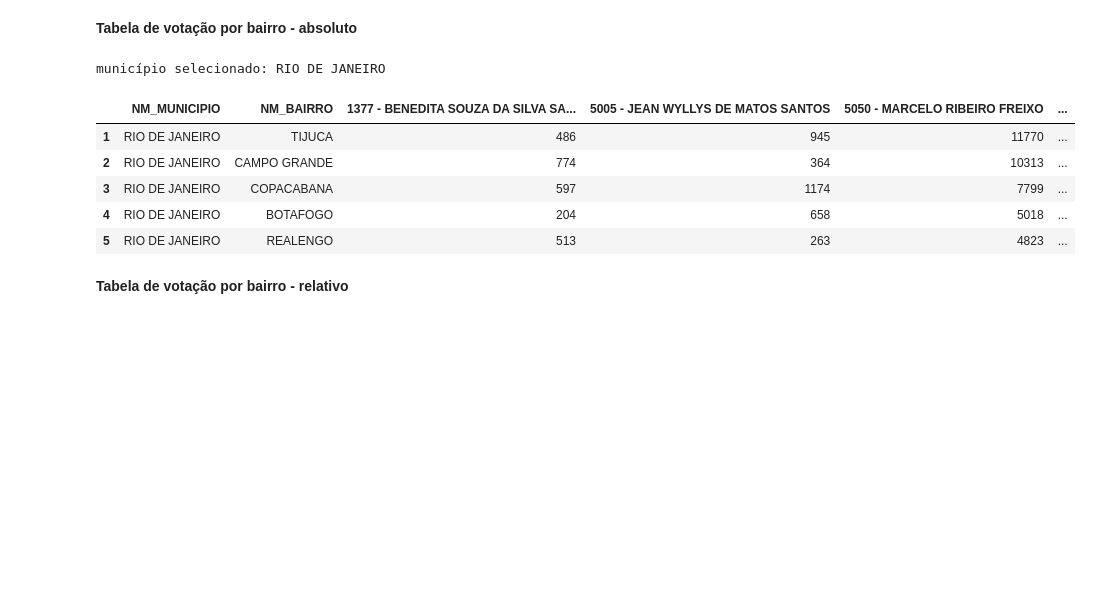
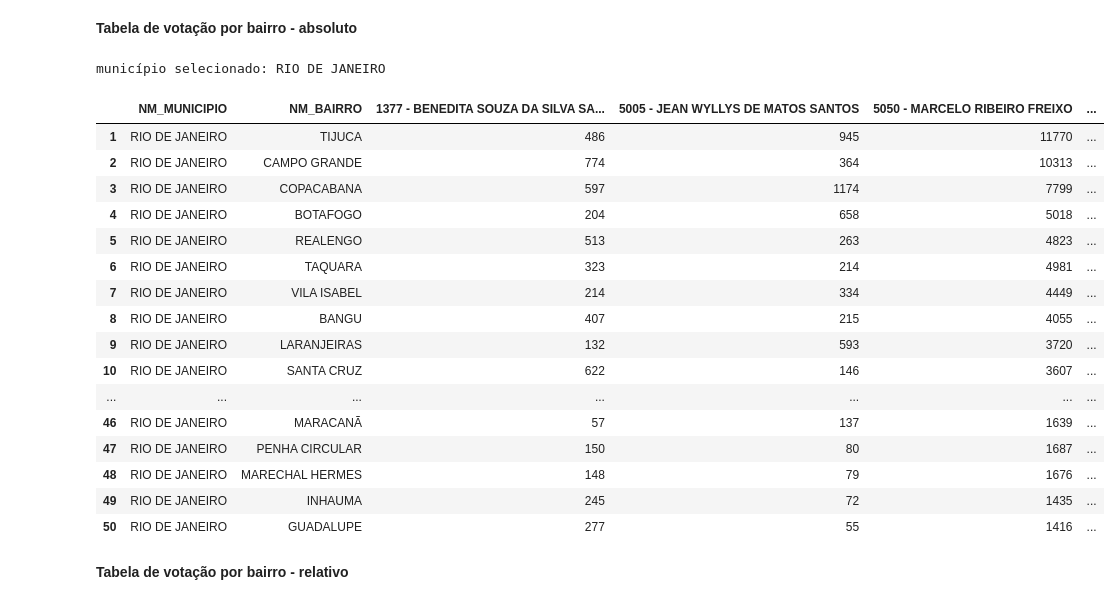
Before and after one commit to victor-marchesini/covid, a Jupyter notebook: _notebooks/2021-12-06-eleicoes-rj-deputados-esquerda-bairros.ipynb, the cells around one changed output. Cells and saved outputs as stored; diff of their text form; code cells hidden in the pictures; blank space fills up the shorter version.

```diff
--- a/_notebooks/2021-12-06-eleicoes-rj-deputados-esquerda-bairros.ipynb
+++ b/_notebooks/2021-12-06-eleicoes-rj-deputados-esquerda-bairros.ipynb
@@ -169,30 +169,41 @@ cargos= ["DEPUTADO FEDERAL","DEPUTADO ESTADUAL"]
 # %%
 #hide_input
 #collapse_output
 
 ano = 2018
 cargo = 'DEPUTADO FEDERAL'
 dict_candidatxs = get_dict_candidatxs(uf,ano,cargo,partidos=partidos_esquerda)
 lista_cand = list(dict_candidatxs.keys())
 
 municipio= 'RIO DE JANEIRO'
 print(f'município selecionado: {municipio}')
 group_level = 'NM_BAIRRO' #  NM_BAIRRO NM_LOCAL_VOTACAO
 selected_col='NR_VOTAVEL'
 nr_partidos=[13,50,65]
 relative = False
 only_elected=True
-nrows=5
+nrows=50
 
 plot_candidates_bars(epp,ano,uf,n_turno,cargo,municipio,partidos_esquerda,only_elected,group_level,selected_col,relative, nr_partidos,nrows)
 # %% [output]
 município selecionado: RIO DE JANEIRO
 |  | NM_MUNICIPIO | NM_BAIRRO | 1377 - BENEDITA SOUZA DA SILVA SA... | 5005 - JEAN WYLLYS DE MATOS SANTOS | 5050 - MARCELO RIBEIRO FREIXO | ... |
 | 1 | RIO DE JANEIRO | TIJUCA | 486 | 945 | 11770 | ... |
 | 2 | RIO DE JANEIRO | CAMPO GRANDE | 774 | 364 | 10313 | ... |
 | 3 | RIO DE JANEIRO | COPACABANA | 597 | 1174 | 7799 | ... |
 | 4 | RIO DE JANEIRO | BOTAFOGO | 204 | 658 | 5018 | ... |
 | 5 | RIO DE JANEIRO | REALENGO | 513 | 263 | 4823 | ... |
+| 6 | RIO DE JANEIRO | TAQUARA | 323 | 214 | 4981 | ... |
+| 7 | RIO DE JANEIRO | VILA ISABEL | 214 | 334 | 4449 | ... |
+| 8 | RIO DE JANEIRO | BANGU | 407 | 215 | 4055 | ... |
+| 9 | RIO DE JANEIRO | LARANJEIRAS | 132 | 593 | 3720 | ... |
+| 10 | RIO DE JANEIRO | SANTA CRUZ | 622 | 146 | 3607 | ... |
+| ... | ... | ... | ... | ... | ... | ... |
+| 46 | RIO DE JANEIRO | MARACANÃ | 57 | 137 | 1639 | ... |
+| 47 | RIO DE JANEIRO | PENHA CIRCULAR | 150 | 80 | 1687 | ... |
+| 48 | RIO DE JANEIRO | MARECHAL HERMES | 148 | 79 | 1676 | ... |
+| 49 | RIO DE JANEIRO | INHAUMA | 245 | 72 | 1435 | ... |
+| 50 | RIO DE JANEIRO | GUADALUPE | 277 | 55 | 1416 | ... |
 # %% [markdown]
 **Tabela de votação por bairro - relativo**
 # %%
```
Also changed, not shown: parts of 8 cells of this notebook, 4 other files.
